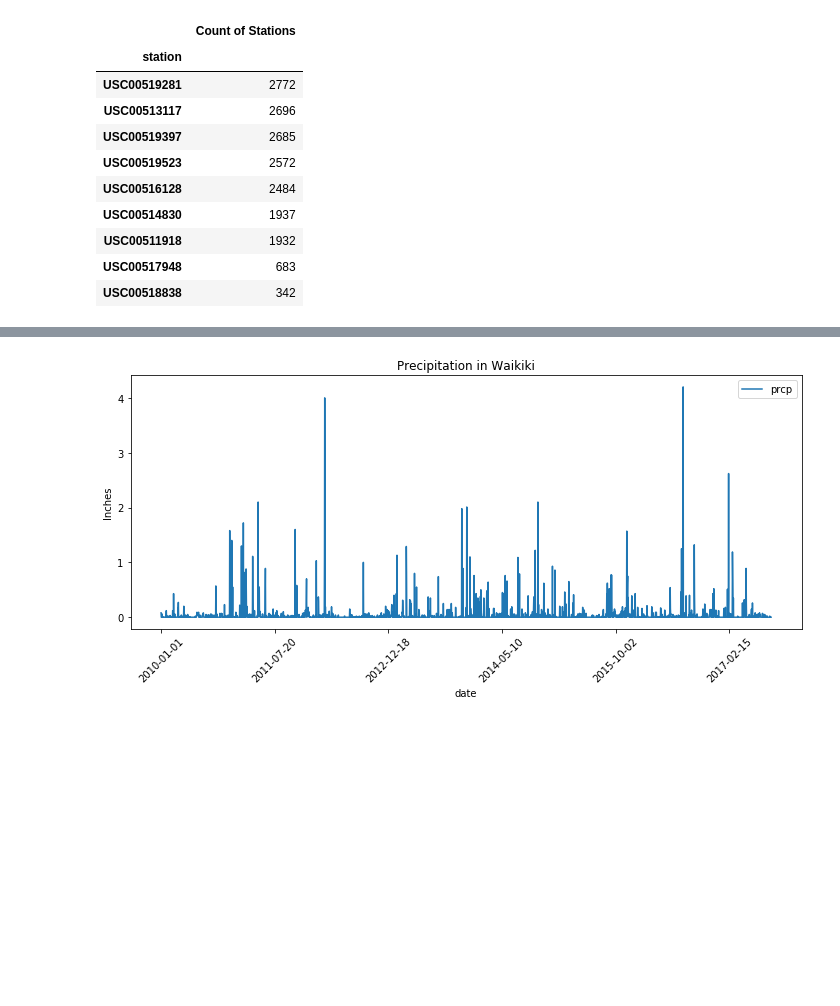
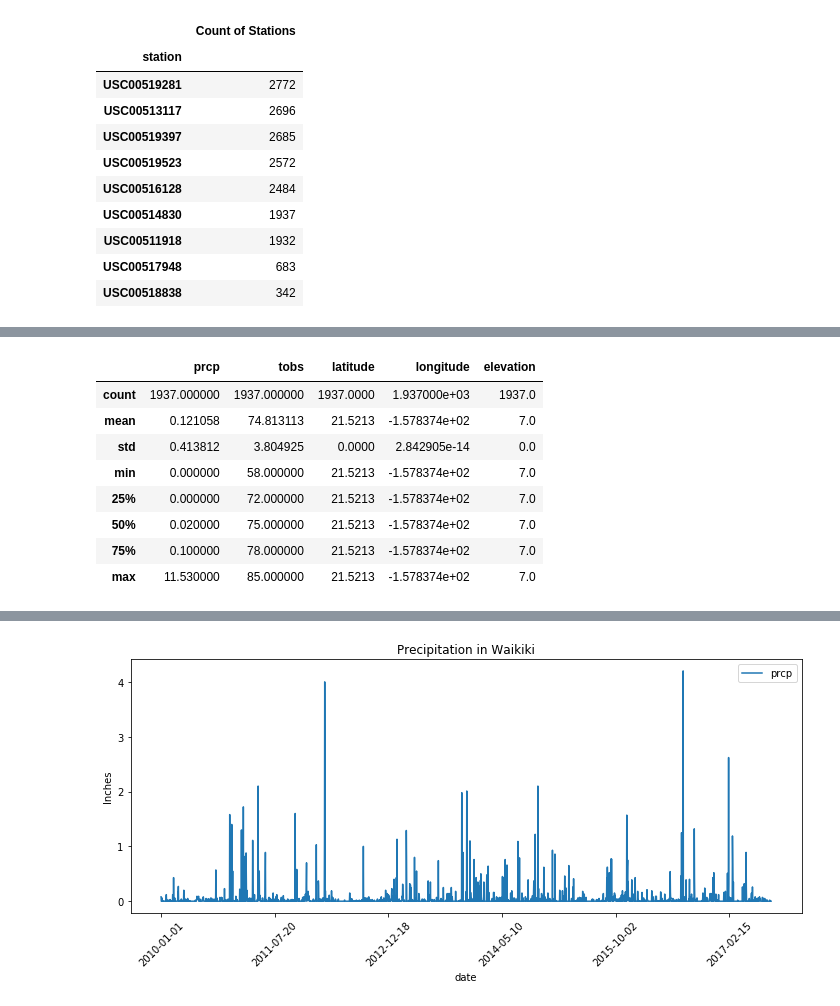
Before and after one commit to khartmann5/Web-Design-Challenge, a Jupyter notebook: Resources/hawaii_weather_analysis.ipynb, the cells around one changed output, grey strips where cells are left out. Drawn from its saved outputs; the diff is of its cells as text; code cells hidden in the pictures; blank space fills up the shorter version.

```diff
--- a/Resources/hawaii_weather_analysis.ipynb
+++ b/Resources/hawaii_weather_analysis.ipynb
@@ -94,0 +107,12 @@ pearl_city_df = hawaii_df.loc[(hawaii_df['station'] == 'USC00517948')]
+# %%
+kualoa_df.describe()
+# %% [output]
+|  | prcp | tobs | latitude | longitude | elevation |
+| count | 1937.000000 | 1937.000000 | 1937.0000 | 1.937000e+03 | 1937.0 |
+| mean | 0.121058 | 74.813113 | 21.5213 | -1.578374e+02 | 7.0 |
+| std | 0.413812 | 3.804925 | 0.0000 | 2.842905e-14 | 0.0 |
+| min | 0.000000 | 58.000000 | 21.5213 | -1.578374e+02 | 7.0 |
+| 25% | 0.000000 | 72.000000 | 21.5213 | -1.578374e+02 | 7.0 |
+| 50% | 0.020000 | 75.000000 | 21.5213 | -1.578374e+02 | 7.0 |
+| 75% | 0.100000 | 78.000000 | 21.5213 | -1.578374e+02 | 7.0 |
+| max | 11.530000 | 85.000000 | 21.5213 | -1.578374e+02 | 7.0 |
```
Also changed, not shown: parts of 3 cells of this notebook, 7 other files.
